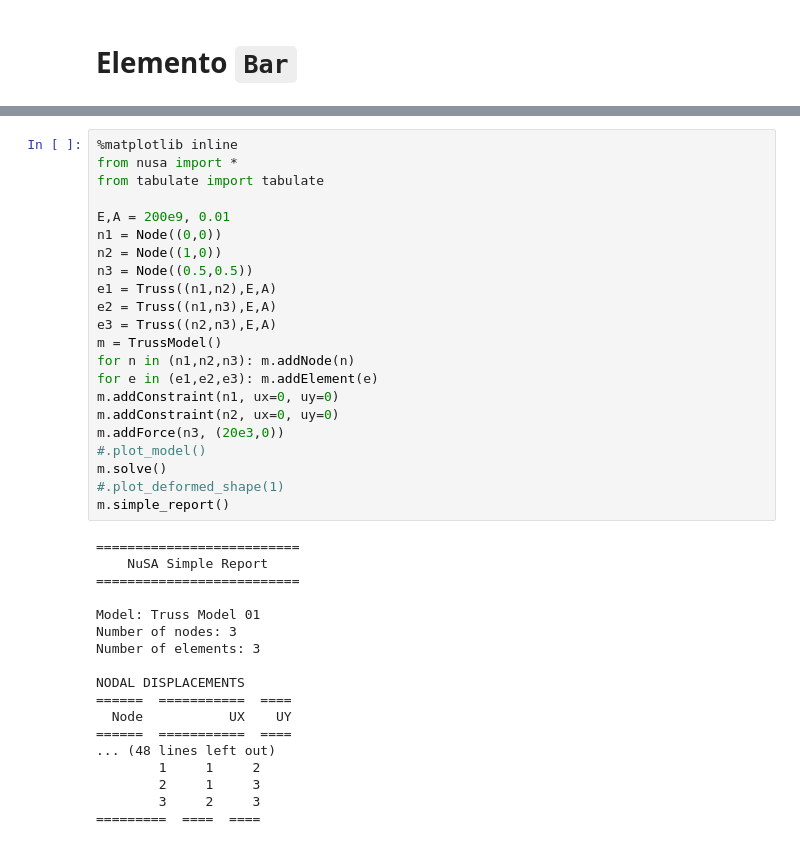
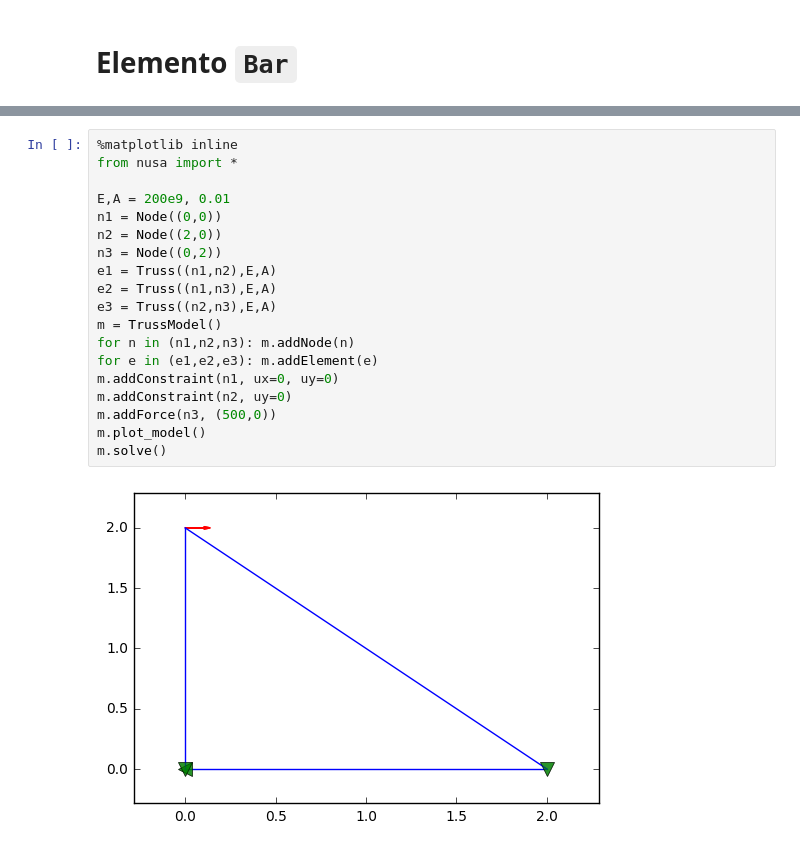
Before and after one commit to JorgeDeLosSantos/nusa, a Jupyter notebook: docs/nusa-info/es/truss-element.ipynb, the cells around one changed output, grey strips where cells are left out. Drawn from its saved outputs; the diff is of its cells as text.

```diff
--- a/docs/nusa-info/es/truss-element.ipynb
+++ b/docs/nusa-info/es/truss-element.ipynb
@@ -35,40 +37,21 @@ $$
 # %%
 %matplotlib inline
 from nusa import *
-from tabulate import tabulate
 
 E,A = 200e9, 0.01
 n1 = Node((0,0))
-n2 = Node((1,0))
-n3 = Node((0.5,0.5))
+n2 = Node((2,0))
+n3 = Node((0,2))
 e1 = Truss((n1,n2),E,A)
 e2 = Truss((n1,n3),E,A)
 e3 = Truss((n2,n3),E,A)
 m = TrussModel()
 for n in (n1,n2,n3): m.addNode(n)
 for e in (e1,e2,e3): m.addElement(e)
 m.addConstraint(n1, ux=0, uy=0)
-m.addConstraint(n2, ux=0, uy=0)
-m.addForce(n3, (20e3,0))
-#.plot_model()
+m.addConstraint(n2, uy=0)
+m.addForce(n3, (500,0))
+m.plot_model()
 m.solve()
-#.plot_deformed_shape(1)
-m.simple_report()
 # %% [output]
-==========================
-    NuSA Simple Report
-==========================
-
-Model: Truss Model 01
-Number of nodes: 3
-Number of elements: 3
-
-NODAL DISPLACEMENTS
-======  ===========  ====
-  Node           UX    UY
-======  ===========  ====
-... (48 lines left out)
-        1     1     2
-        2     1     3
-        3     2     3
-=========  ====  ====
+[figure, added]
```
Also changed, not shown: parts of 7 cells of this notebook, 3 other files.
